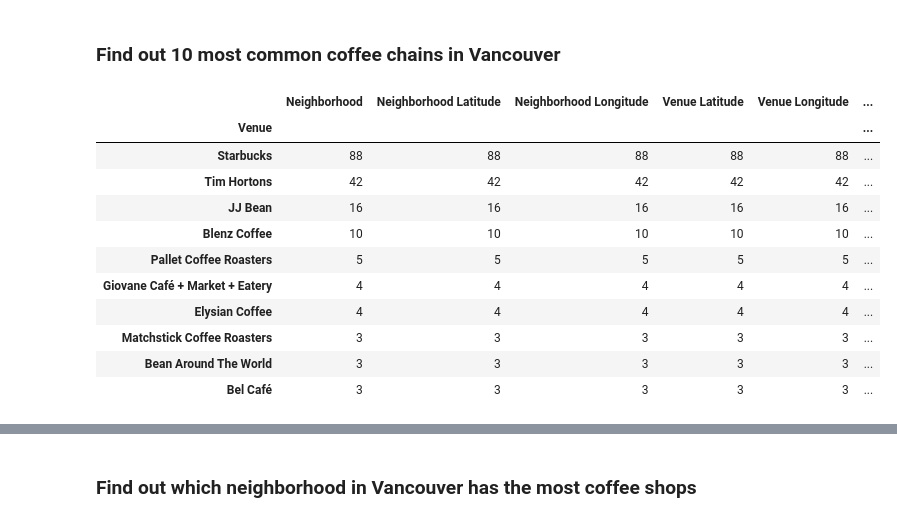
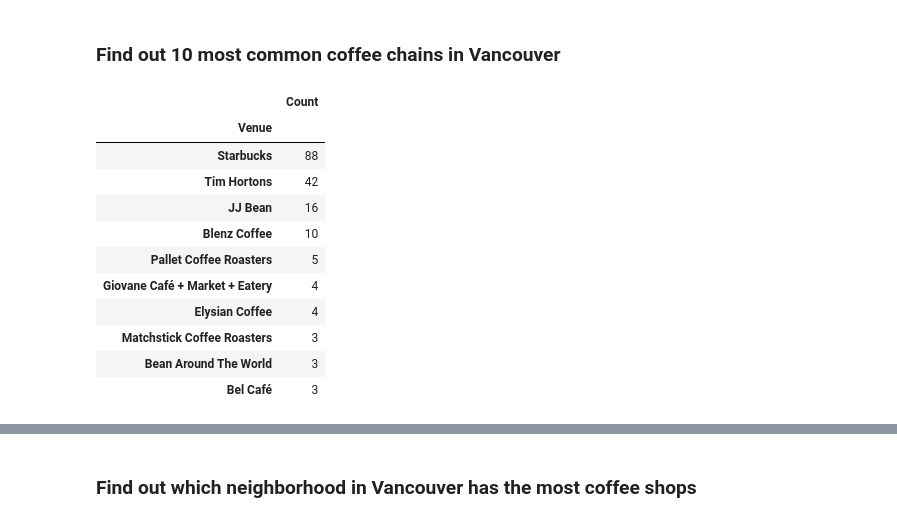
Before and after one commit to dkhlv/Coursera_Capstone, a Jupyter notebook: Capstone-Project/coffee-shop-comparison.ipynb, the cells around one changed output, grey strips where cells are left out. Cells and saved outputs as stored; diff of their text form; code cells hidden in the pictures.

```diff
--- a/Capstone-Project/coffee-shop-comparison.ipynb
+++ b/Capstone-Project/coffee-shop-comparison.ipynb
@@ -246,7 +237,7 @@ vancouver_map
 # %%
 CLIENT_ID = '' # your Foursquare ID
 CLIENT_SECRET = '' # your Foursquare Secret
-VERSION = '20190929' # Foursquare API version
+VERSION = '20190930' # Foursquare API version
 # %% [markdown]
 ### Find all coffee shops in Toronto by neighborhood
 # %%
@@ -417,21 +409,22 @@ ratio_van
 ### Find out 10 most common coffee chains in Vancouver
 # %%
 vc = vancouver_coffee_shops.groupby('Venue').count().sort_values('Neighborhood', ascending=False)
-# vc = vc.drop(['Neighborhood'])
-vc.head(10)
+topvc = vc.drop(['Neighborhood', 'Neighborhood Latitude', 'Neighborhood Longitude', 'Venue Latitude', 'Venue Longitude'], axis=1)
+topvc.rename(columns={'Venue Category': 'Count'}, inplace=True)
+topvc.head(10)
 # %% [output]
-|  | Neighborhood | Neighborhood Latitude | Neighborhood Longitude | Venue Latitude | Venue Longitude | ... |
-| Venue |  |  |  |  |  | ... |
-| Starbucks | 88 | 88 | 88 | 88 | 88 | ... |
-| Tim Hortons | 42 | 42 | 42 | 42 | 42 | ... |
-| JJ Bean | 16 | 16 | 16 | 16 | 16 | ... |
-| Blenz Coffee | 10 | 10 | 10 | 10 | 10 | ... |
-| Pallet Coffee Roasters | 5 | 5 | 5 | 5 | 5 | ... |
-| Giovane Café + Market + Eatery | 4 | 4 | 4 | 4 | 4 | ... |
-| Elysian Coffee | 4 | 4 | 4 | 4 | 4 | ... |
-| Matchstick Coffee Roasters | 3 | 3 | 3 | 3 | 3 | ... |
-| Bean Around The World | 3 | 3 | 3 | 3 | 3 | ... |
-| Bel Café | 3 | 3 | 3 | 3 | 3 | ... |
+|  | Count |
+| Venue |  |
+| Starbucks | 88 |
+| Tim Hortons | 42 |
+| JJ Bean | 16 |
+| Blenz Coffee | 10 |
+| Pallet Coffee Roasters | 5 |
+| Giovane Café + Market + Eatery | 4 |
+| Elysian Coffee | 4 |
+| Matchstick Coffee Roasters | 3 |
+| Bean Around The World | 3 |
+| Bel Café | 3 |
 # %%
 from folium import plugins
 
```
Also changed, not shown: parts of 8 cells of this notebook.
